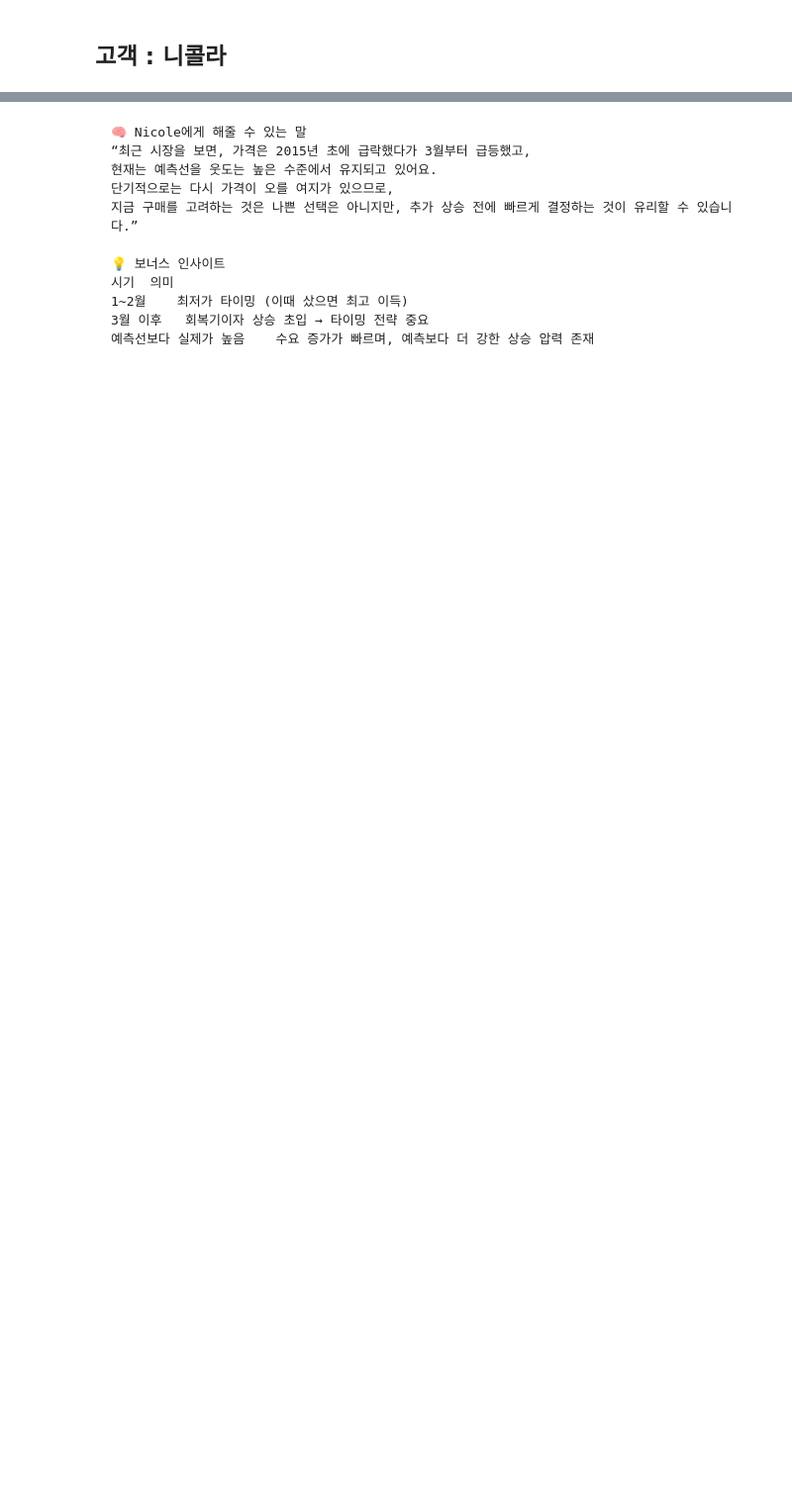
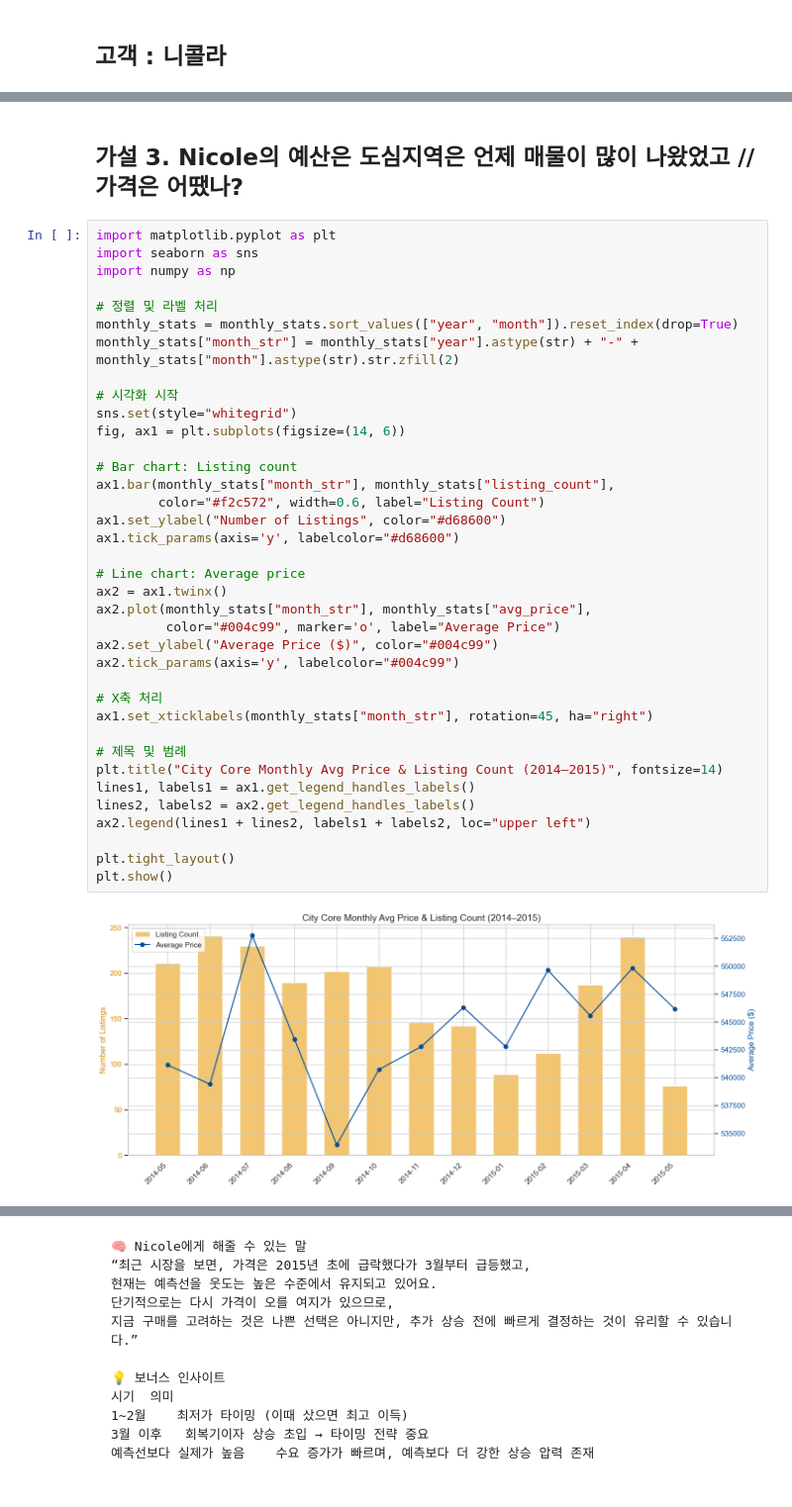
Before and after one commit to gracelee087/king-county-housing-eda, a Jupyter notebook: EDA.ipynb, the cells around one changed output, grey strips where cells are left out. Shown: that part at 99% size. Cells and saved outputs as stored; diff of their text form; blank space fills up the shorter version.

```diff
--- a/EDA.ipynb
+++ b/EDA.ipynb
@@ -468,0 +355,41 @@ Requirement already satisfied: threadpoolctl>=3.1.0 in c:\users\honor\spicedacad
+# %% [markdown]
+## 가설 3. Nicole의 예산은 도심지역은 언제 매물이 많이 나왔었고 // 가격은 어땠나?
+# %%
+import matplotlib.pyplot as plt
+import seaborn as sns
+import numpy as np
+
+# 정렬 및 라벨 처리
+monthly_stats = monthly_stats.sort_values(["year", "month"]).reset_index(drop=True)
+monthly_stats["month_str"] = monthly_stats["year"].astype(str) + "-" + monthly_stats["month"].astype(str).str.zfill(2)
+
+# 시각화 시작
+sns.set(style="whitegrid")
+fig, ax1 = plt.subplots(figsize=(14, 6))
+
+# Bar chart: Listing count
+ax1.bar(monthly_stats["month_str"], monthly_stats["listing_count"],
+        color="#f2c572", width=0.6, label="Listing Count")
+ax1.set_ylabel("Number of Listings", color="#d68600")
+ax1.tick_params(axis='y', labelcolor="#d68600")
+
+# Line chart: Average price
+ax2 = ax1.twinx()
+ax2.plot(monthly_stats["month_str"], monthly_stats["avg_price"],
+         color="#004c99", marker='o', label="Average Price")
+ax2.set_ylabel("Average Price ($)", color="#004c99")
+ax2.tick_params(axis='y', labelcolor="#004c99")
+
+# X축 처리
+ax1.set_xticklabels(monthly_stats["month_str"], rotation=45, ha="right")
+
+# 제목 및 범례
+plt.title("City Core Monthly Avg Price & Listing Count (2014–2015)", fontsize=14)
+lines1, labels1 = ax1.get_legend_handles_labels()
+lines2, labels2 = ax2.get_legend_handles_labels()
+ax2.legend(lines1 + lines2, labels1 + labels2, loc="upper left")
+
+plt.tight_layout()
+plt.show()
+# %% [output]
+[figure, added]
```
Also changed, not shown: parts of 55 cells of this notebook.
